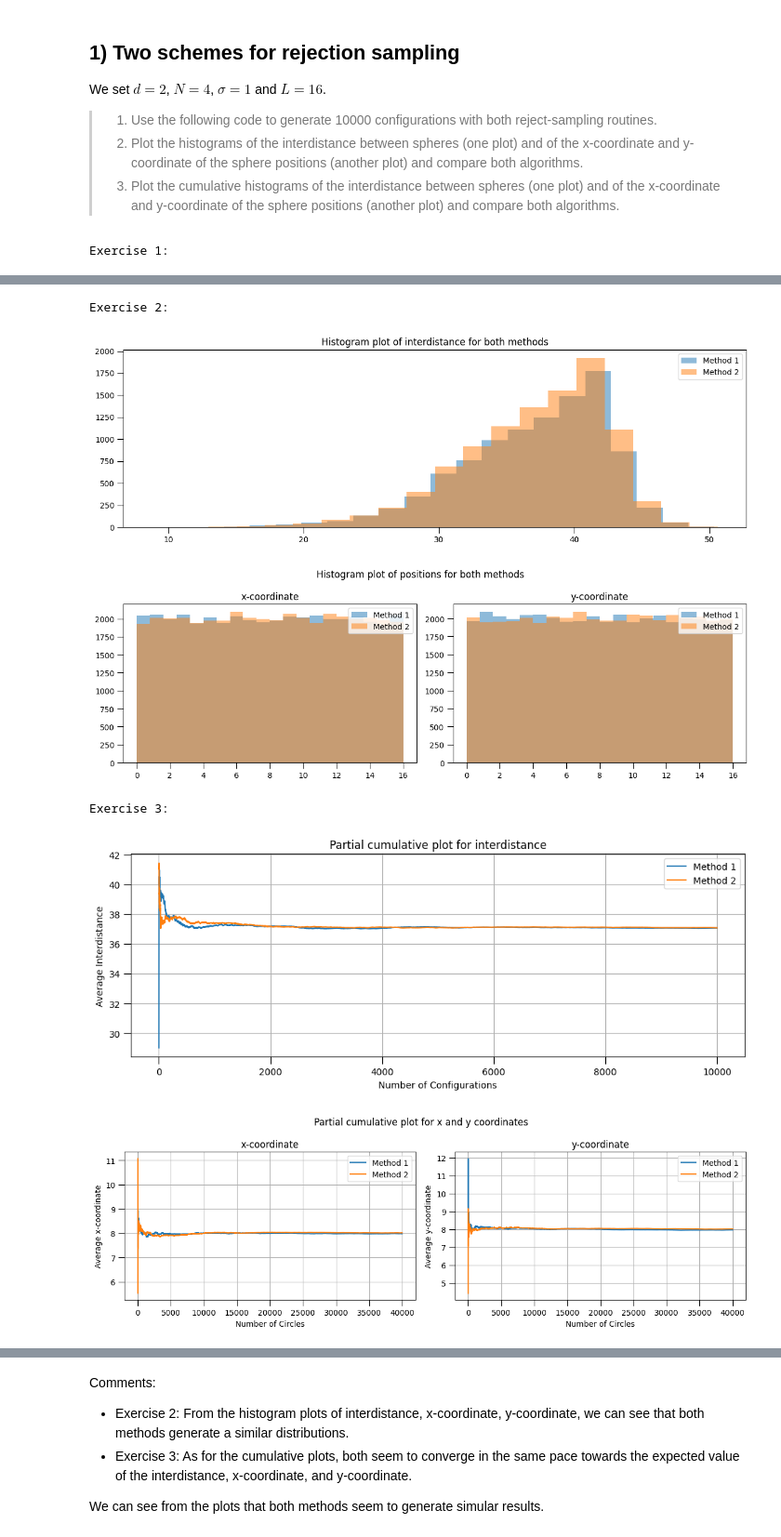
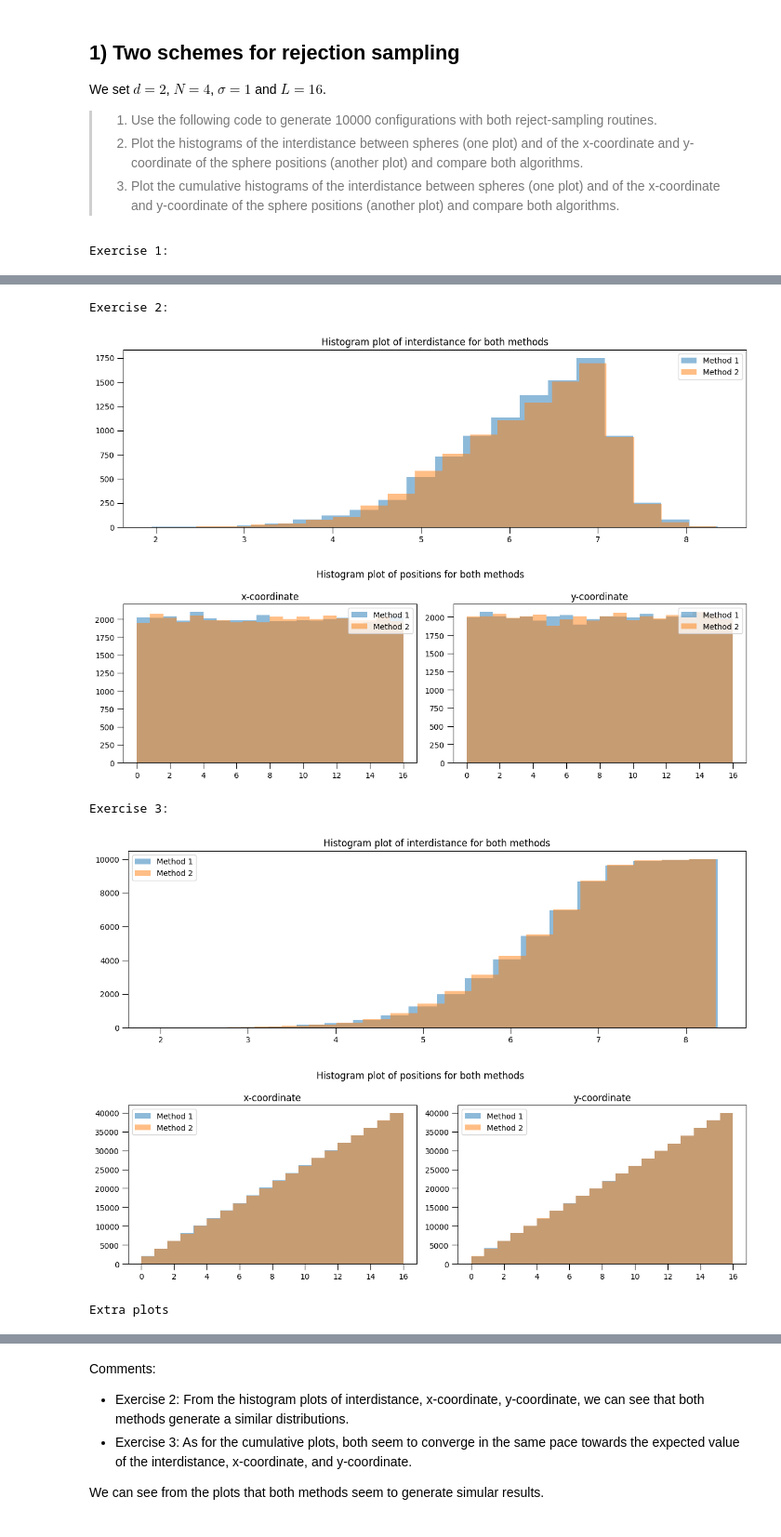
Before and after one commit to nicolassinott/X_MAP556, a Jupyter notebook: Lab7/MCMC_hardsphere_final.ipynb, the cells around one changed output, grey strips where cells are left out. Shown at 93% size. Drawn from its saved outputs; the diff is of its cells as text; code cells hidden in the pictures.

```diff
--- a/Lab7/MCMC_hardsphere_final.ipynb
+++ b/Lab7/MCMC_hardsphere_final.ipynb
@@ -111,8 +111,8 @@ for i in range(M):
             interdistance1[i] += simulation.get_periodic_distance(configurations1[i,j,:], configurations1[i,k,:])
             interdistance2[i] += simulation.get_periodic_distance(configurations2[i,j,:], configurations2[i,k,:])
 
-    # interdistance1[i] /= N * (N-1) / 2
-    # interdistance2[i] /= N * (N-1) / 2
+    interdistance1[i] /= N * (N-1) / 2
+    interdistance2[i] /= N * (N-1) / 2
 
 # Visualizing one simulation
 plt.figure(figsize=(12,4))
@@ -174,7 +174,41 @@ plt.show()
 ## Exercise 3
 print("Exercise 3:")
 
-# Partial cumulative plot for interdistance
+
+# Histogram plot of interdistance for both methods
+plt.figure(figsize=(12,4))
+plt.title("Histogram plot of interdistance for both methods")
+plt.hist(interdistance1, label='Method 1', alpha = 0.5, bins = 20, cumulative=True)
+plt.hist(interdistance2, label='Method 2', alpha = 0.5, bins = 20, cumulative=True)
+plt.legend()
+
+plt.tight_layout()
+plt.show()
+
+# Histogram plot for x and y coordinate
+plt.figure(figsize=(12,4))
+plt.suptitle("Histogram plot of positions for both methods")
+
+# x-coordinate
+plt.subplot(1,2,1)
+plt.title("x-coordinate")
+plt.hist(configurations1[:,:,0].flatten(), alpha = 0.5, label='Method 1', bins = 20, cumulative = True)
+plt.hist(configurations2[:,:,0].flatten(), alpha = 0.5, label='Method 2', bins = 20, cumulative = True)
+plt.legend()
+
+# y-coordinate
+plt.subplot(1,2,2)
+plt.title("y-coordinate")
+plt.hist(configurations1[:,:,1].flatten(), alpha = 0.5, label='Method 1', bins = 20, cumulative = True)
+plt.hist(configurations2[:,:,1].flatten(), alpha = 0.5, label='Method 2', bins = 20, cumulative = True)
+plt.legend()
+
+plt.tight_layout()
+plt.show()
+
+
+# Extra plots
+print("Extra plots")
 plt.figure(figsize=(12,4))
 plt.title("Partial cumulative plot for interdistance")
 plt.plot(np.cumsum(interdistance1) / np.arange(1, M + 1), label='Method 1')
@@ -215,6 +249,7 @@ Exercise 1:
 Exercise 2:
-[figure, old version]
+[figure, new version]
-[figure, old version]
+[figure, new version]
 Exercise 3:
-[figure, old version]
+[figure, new version]
-[figure, old version]
+[figure, new version]
+Extra plots
```
Also changed, not shown: parts of 8 cells of this notebook.
